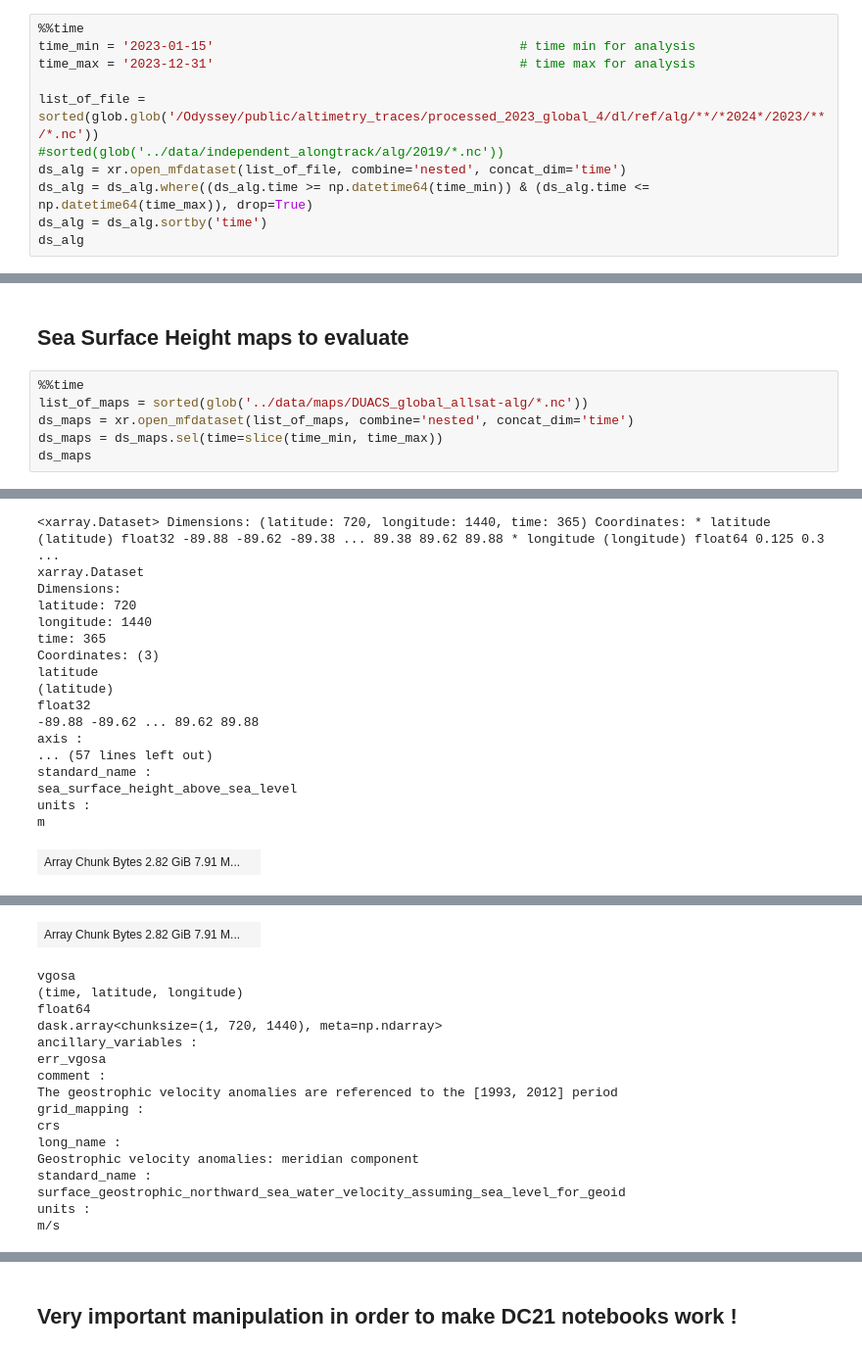
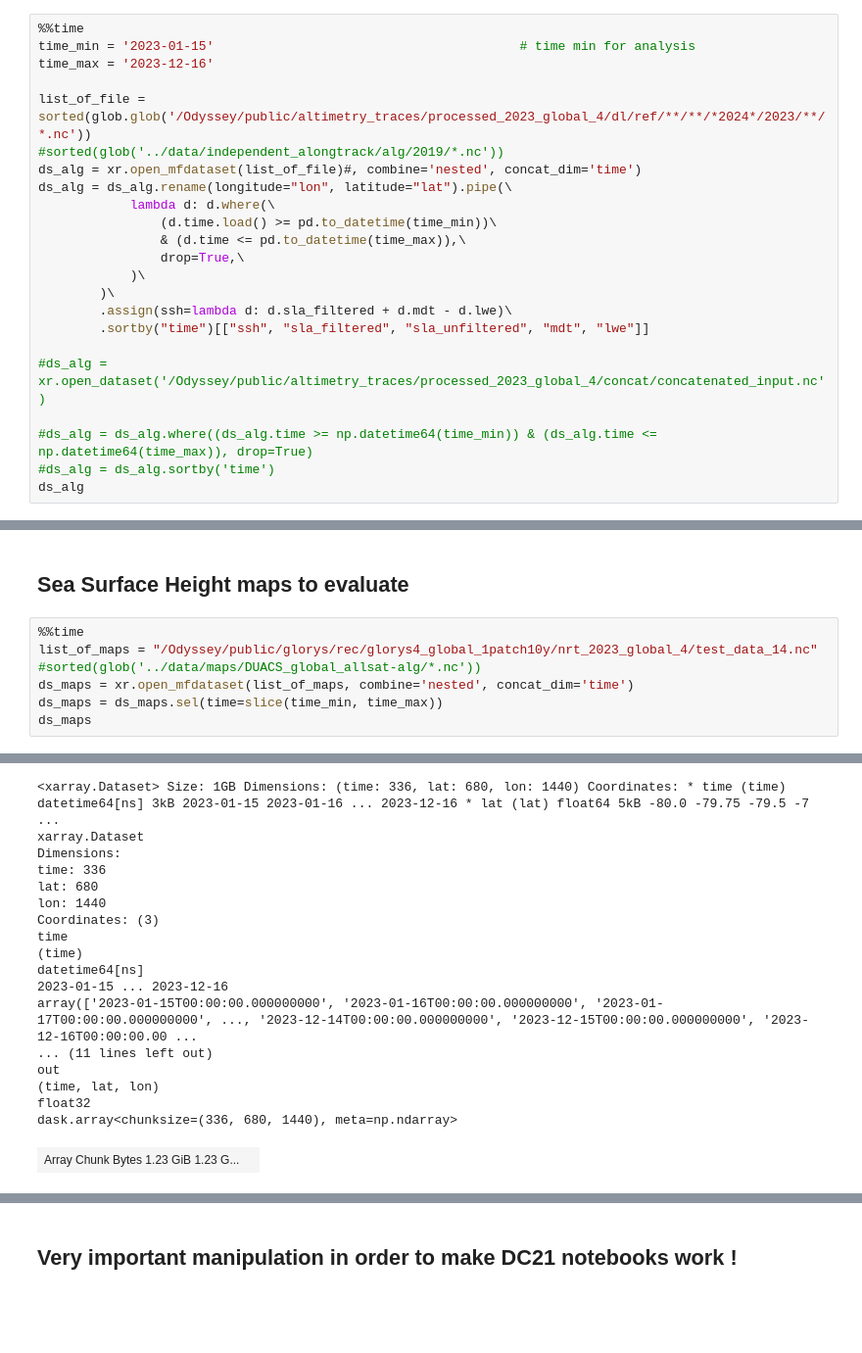
Before and after one commit to dbotvynko/2023a_SSH_mapping_OSE, a Jupyter notebook: nb_diags_global/ssh_scores_DUACS_geos.ipynb, the cells around one changed output, grey strips where cells are left out. Shown at 98% size. Drawn from its saved outputs; the diff is of its cells as text; blank space fills up the shorter version.

Commit message:
changes in satellites dataset concatenation

```diff
--- a/nb_diags_global/ssh_scores_DUACS_geos.ipynb
+++ b/nb_diags_global/ssh_scores_DUACS_geos.ipynb
@@ -108,12 +111,24 @@ import glob
 # %%
 %%time
 time_min = '2023-01-15'                                        # time min for analysis
-time_max = '2023-12-31'                                        # time max for analysis
+time_max = '2023-12-16'
 
-list_of_file = sorted(glob.glob('/Odyssey/public/altimetry_traces/processed_2023_global_4/dl/ref/alg/**/*2024*/2023/**/*.nc'))
+list_of_file = sorted(glob.glob('/Odyssey/public/altimetry_traces/processed_2023_global_4/dl/ref/**/**/*2024*/2023/**/*.nc'))
 #sorted(glob('../data/independent_alongtrack/alg/2019/*.nc'))
-ds_alg = xr.open_mfdataset(list_of_file, combine='nested', concat_dim='time')
-ds_alg = ds_alg.where((ds_alg.time >= np.datetime64(time_min)) & (ds_alg.time <=  np.datetime64(time_max)), drop=True)
-ds_alg = ds_alg.sortby('time')
+ds_alg = xr.open_mfdataset(list_of_file)#, combine='nested', concat_dim='time')
+ds_alg = ds_alg.rename(longitude="lon", latitude="lat").pipe(\
+            lambda d: d.where(\
+                (d.time.load() >= pd.to_datetime(time_min))\
+                & (d.time <= pd.to_datetime(time_max)),\
+                drop=True,\
+            )\
+        )\
+        .assign(ssh=lambda d: d.sla_filtered + d.mdt - d.lwe)\
+        .sortby("time")[["ssh", "sla_filtered", "sla_unfiltered", "mdt", "lwe"]]
+
+#ds_alg = xr.open_dataset('/Odyssey/public/altimetry_traces/processed_2023_global_4/concat/concatenated_input.nc')
+
+#ds_alg = ds_alg.where((ds_alg.time >= np.datetime64(time_min)) & (ds_alg.time <=  np.datetime64(time_max)), drop=True)
+#ds_alg = ds_alg.sortby('time')
 ds_alg
 # %% [output]
@@ -140,7 +226,8 @@ Data variables:
 ## Sea Surface Height maps to evaluate
 # %%
 %%time
-list_of_maps = sorted(glob('../data/maps/DUACS_global_allsat-alg/*.nc'))
+list_of_maps = "/Odyssey/public/glorys/rec/glorys4_global_1patch10y/nrt_2023_global_4/test_data_14.nc"
+#sorted(glob('../data/maps/DUACS_global_allsat-alg/*.nc'))
 ds_maps = xr.open_mfdataset(list_of_maps, combine='nested', concat_dim='time')
 ds_maps = ds_maps.sel(time=slice(time_min, time_max))
 ds_maps
@@ -150,18 +237,18 @@ Wall time: 6.55 s
-<xarray.Dataset> Dimensions: (latitude: 720, longitude: 1440, time: 365) Coordinates: * latitude (latitude) float32 -89.88 -89.62 -89.38 ... 89.38 89.62 89.88 * longitude (longitude) float64 0.125 0.3 ...
+<xarray.Dataset> Size: 1GB Dimensions: (time: 336, lat: 680, lon: 1440) Coordinates: * time (time) datetime64[ns] 3kB 2023-01-15 2023-01-16 ... 2023-12-16 * lat (lat) float64 5kB -80.0 -79.75 -79.5 -7 ...
 xarray.Dataset
 Dimensions:
-latitude: 720
-longitude: 1440
-time: 365
+time: 336
+lat: 680
+lon: 1440
 Coordinates: (3)
-latitude
-(latitude)
+time
+(time)
+datetime64[ns]
+2023-01-15 ... 2023-12-16
+array(['2023-01-15T00:00:00.000000000', '2023-01-16T00:00:00.000000000', '2023-01-17T00:00:00.000000000', ..., '2023-12-14T00:00:00.000000000', '2023-12-15T00:00:00.000000000', '2023-12-16T00:00:00.00 ...
+... (11 lines left out)
+out
+(time, lat, lon)
 float32
--89.88 -89.62 ... 89.62 89.88
-axis :
-... (57 lines left out)
-standard_name :
-sea_surface_height_above_sea_level
-units :
-m
+dask.array<chunksize=(336, 680, 1440), meta=np.ndarray>
-| Array Chunk Bytes 2.82 GiB 7.91 M... |  |
+| Array Chunk Bytes 1.23 GiB 1.23 G... |  |
@@ -184,17 +265,0 @@ m/s
-| Array Chunk Bytes 2.82 GiB 7.91 M... |  |
-vgosa
-(time, latitude, longitude)
-float64
-dask.array<chunksize=(1, 720, 1440), meta=np.ndarray>
-ancillary_variables :
-err_vgosa
-comment :
-The geostrophic velocity anomalies are referenced to the [1993, 2012] period
-grid_mapping :
-crs
-long_name :
-Geostrophic velocity anomalies: meridian component
-standard_name :
-surface_geostrophic_northward_sea_water_velocity_assuming_sea_level_for_geoid
-units :
-m/s
```
Also changed, not shown: parts of 20 cells of this notebook, 5 other files.
